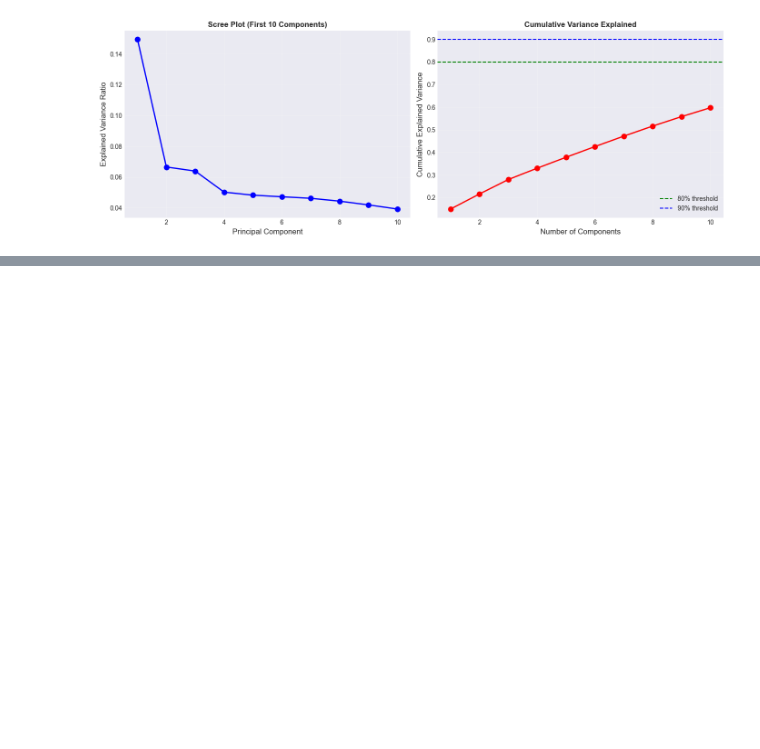
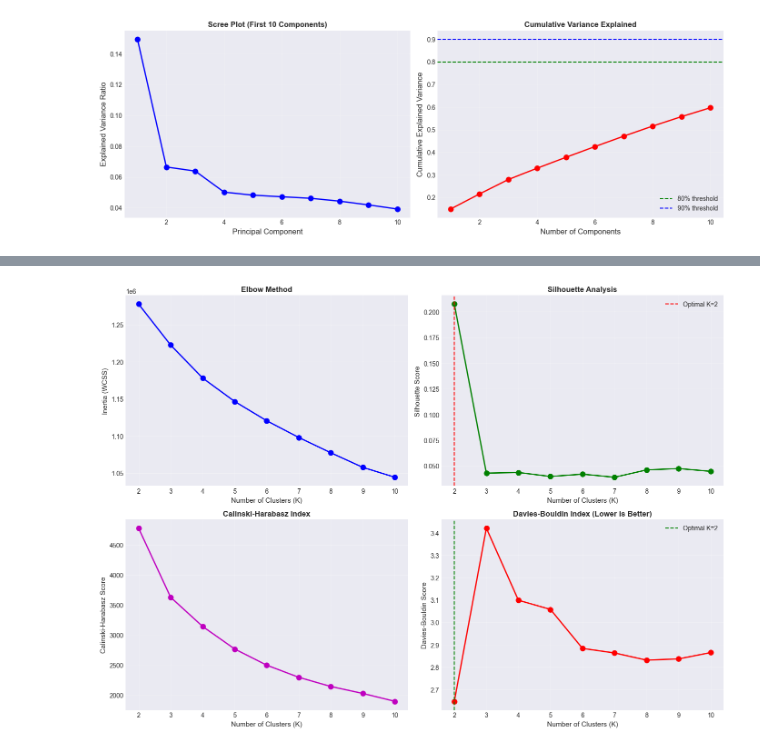
Before and after one commit to ashu-tagore/beyond_smote_evaluation, a Jupyter notebook: notebooks/07_Clustering_Analysis.ipynb, the cells around one changed output, grey strips where cells are left out. Saved outputs shown, nothing was run; the diff lists cells and outputs as text; code cells hidden in the pictures; blank space fills up the shorter version.

Commit message:
feat: Determined optimal K using Elbow method

```diff
--- a/notebooks/07_Clustering_Analysis.ipynb
+++ b/notebooks/07_Clustering_Analysis.ipynb
@@ -288,3 +288,96 @@ Total variance captured by first 10 components:
 
 PCA analysis saved to C:\Users\Ashutosh\Documents\Projects\beyond-smote-evaluation\results\figures\clustering_pca_analysis.png
 [figure]
+# %%
+# Cell 5: Determining Optimal K - Elbow Method
+# Finding optimal number of clusters for K-Means
+# Using Inertia (within-cluster sum of squares) vs K
+
+print("="*70)
+print("DETERMINING OPTIMAL K (ELBOW METHOD)")
+print("="*70)
+
+print("\nTesting K from 2 to 10...")
+
+# Range of K values to test
+k_range = range(2, 11)
+inertias = []
+silhouettes = []
+calinski_scores = []
+davies_bouldin_scores = []
+
+for k in k_range:
+    print(f"  Testing K={k}...", end=' ')
+
+    # Fitting K-Means
+    kmeans = KMeans(n_clusters=k, random_state=SEED_VALUE, n_init=10)
+    labels = kmeans.fit_predict(X_cluster)
+
+    # Computing metrics
+    inertias.append(kmeans.inertia_)
+    silhouettes.append(silhouette_score(X_cluster, labels))
+    calinski_scores.append(calinski_harabasz_score(X_cluster, labels))
+    davies_bouldin_scores.append(davies_bouldin_score(X_cluster, labels))
+
+    print(f"Silhouette: {silhouettes[-1]:.4f}")
+
+# Finding optimal K
+optimal_k_silhouette = k_range[np.argmax(silhouettes)]
+optimal_k_calinski = k_range[np.argmax(calinski_scores)]
+optimal_k_davies = k_range[np.argmin(davies_bouldin_scores)]
+
+print(f"\nOptimal K by different metrics:")
+print(f"  Silhouette Score: K = {optimal_k_silhouette}")
+print(f"  Calinski-Harabasz: K = {optimal_k_calinski}")
+print(f"  Davies-Bouldin: K = {optimal_k_davies}")
+
+# Visualize elbow method
+fig, axes = plt.subplots(2, 2, figsize=(14, 10))
+
+# Plot 1: Inertia (Elbow)
+axes[0, 0].plot(k_range, inertias, 'bo-', linewidth=2, markersize=8)
+axes[0, 0].set_xlabel('Number of Clusters (K)', fontsize=11)
+axes[0, 0].set_ylabel('Inertia (WCSS)', fontsize=11)
+axes[0, 0].set_title('Elbow Method', fontsize=12, fontweight='bold')
+axes[0, 0].grid(True, alpha=0.3)
+
+# Plot 2: Silhouette Score
+axes[0, 1].plot(k_range, silhouettes, 'go-', linewidth=2, markersize=8)
+axes[0, 1].axvline(x=optimal_k_silhouette, color='r', linestyle='--',
+                   label=f'Optimal K={optimal_k_silhouette}')
+axes[0, 1].set_xlabel('Number of Clusters (K)', fontsize=11)
+axes[0, 1].set_ylabel('Silhouette Score', fontsize=11)
+axes[0, 1].set_title('Silhouette Analysis', fontsize=12, fontweight='bold')
+axes[0, 1].legend()
+axes[0, 1].grid(True, alpha=0.3)
+
+# Plot 3: Calinski-Harabasz
+axes[1, 0].plot(k_range, calinski_scores, 'mo-', linewidth=2, markersize=8)
+axes[1, 0].set_xlabel('Number of Clusters (K)', fontsize=11)
+axes[1, 0].set_ylabel('Calinski-Harabasz Score', fontsize=11)
+axes[1, 0].set_title('Calinski-Harabasz Index', fontsize=12, fontweight='bold')
+axes[1, 0].grid(True, alpha=0.3)
+
+# Plot 4: Davies-Bouldin
+axes[1, 1].plot(k_range, davies_bouldin_scores, 'ro-', linewidth=2, markersize=8)
+axes[1, 1].axvline(x=optimal_k_davies, color='g', linestyle='--',
+                   label=f'Optimal K={optimal_k_davies}')
+axes[1, 1].set_xlabel('Number of Clusters (K)', fontsize=11)
+axes[1, 1].set_ylabel('Davies-Bouldin Score', fontsize=11)
+axes[1, 1].set_title('Davies-Bouldin Index (Lower is Better)',
+                     fontsize=12, fontweight='bold')
+axes[1, 1].legend()
+axes[1, 1].grid(True, alpha=0.3)
+
+plt.tight_layout()
+
+elbow_path = FIGURE_OUTPUT / 'clustering_elbow_analysis.png'
+plt.savefig(elbow_path, dpi=DPI_VALUE, bbox_inches='tight')
+print(f"\nElbow analysis saved to {elbow_path}")
+
+plt.show()
+
+# Selecting optimal K (using silhouette as primary metric)
+OPTIMAL_K = optimal_k_silhouette
+print(f"\nSelected Optimal K = {OPTIMAL_K} (based on Silhouette Score)")
+# %% [output]
@@ -290,0 +401 @@ PCA analysis saved to C:\Users\Ashutosh\Documents\Projects\beyond-smote-evaluati
+[figure, added]
```
Also changed, not shown: parts of 2 cells of this notebook.
